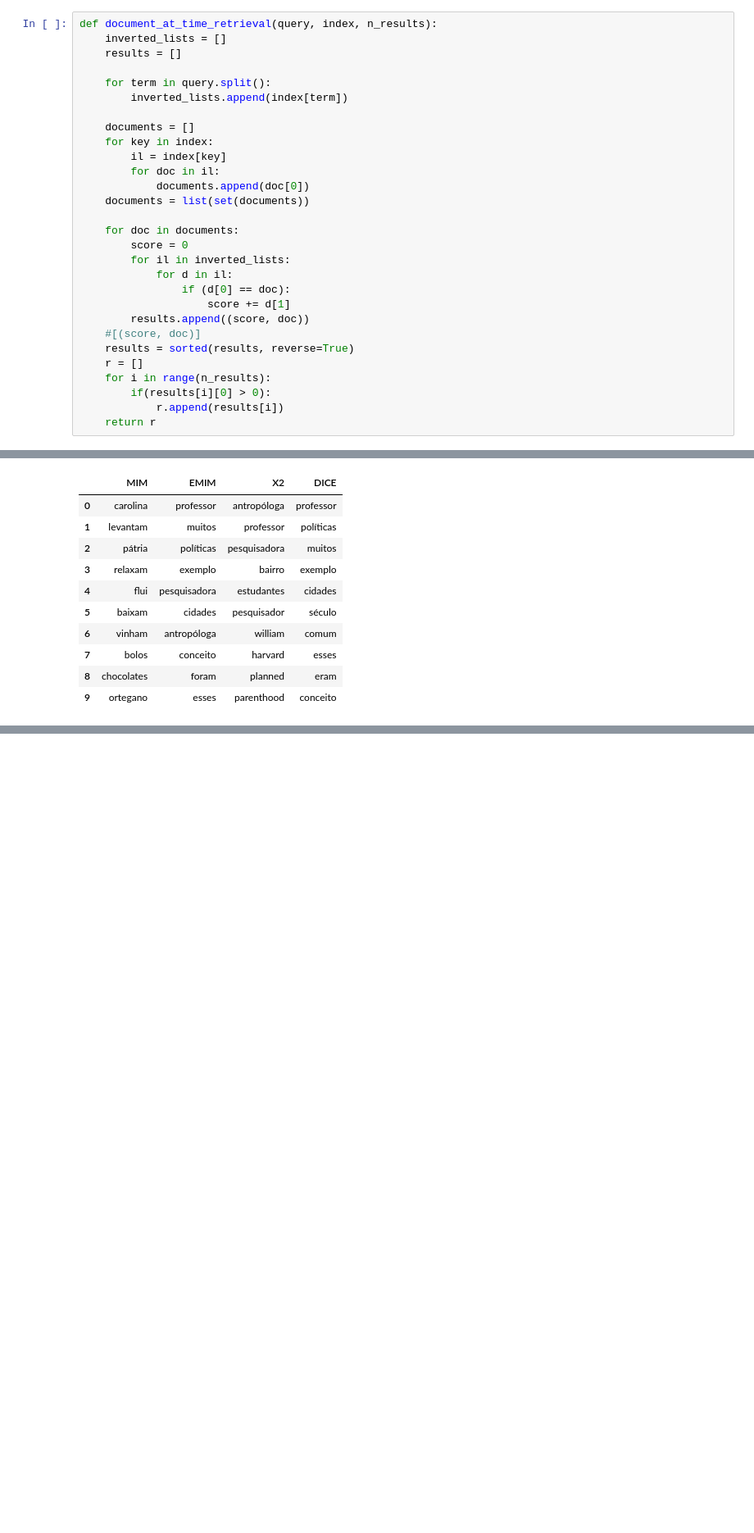
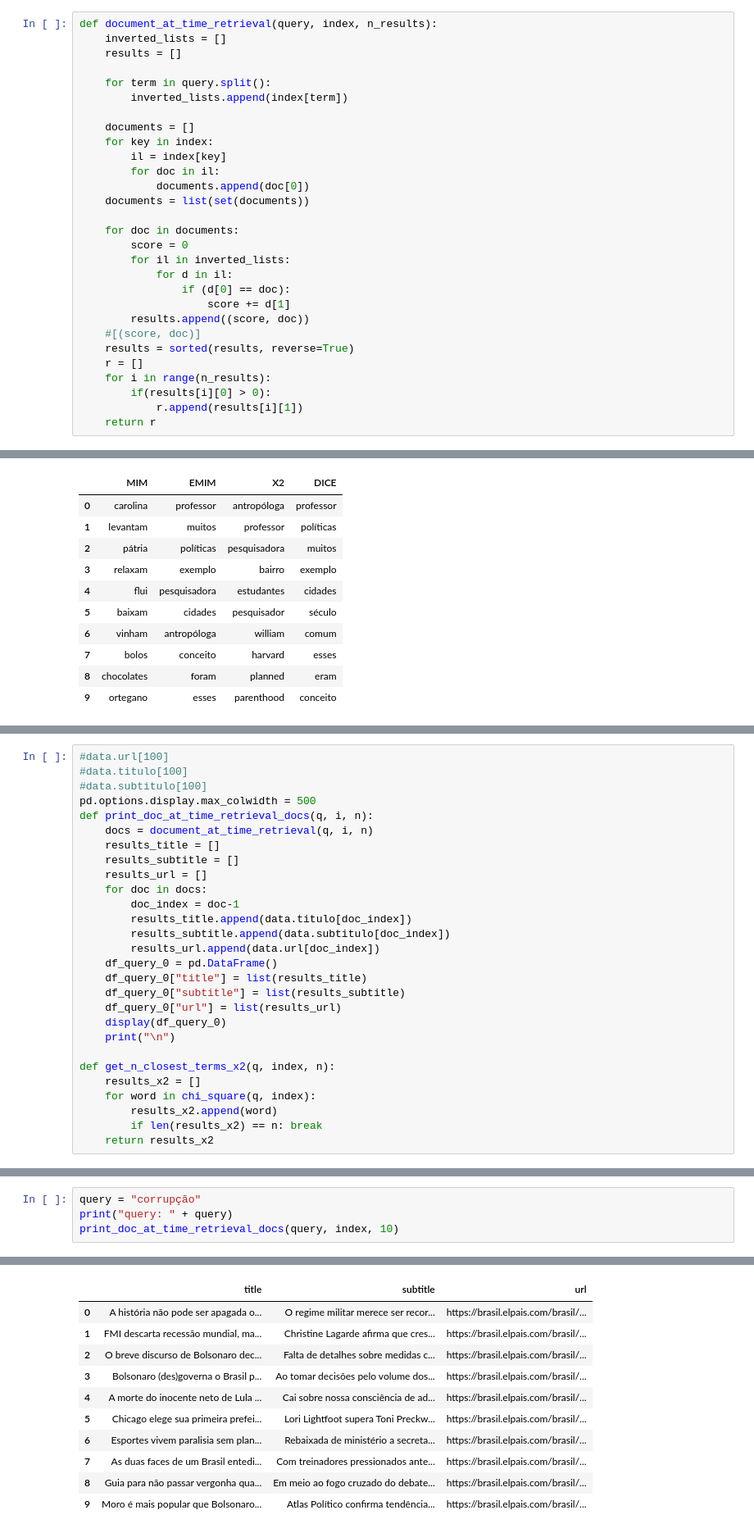
Before and after one commit to viniagostini/information_retrieval, a Jupyter notebook: lab5/lab5.ipynb, the cells around one changed output, grey strips where cells are left out. Shown at 82% size. Drawn from its saved outputs; the diff is of its cells as text; blank space fills up the shorter version.

```diff
--- a/lab5/lab5.ipynb
+++ b/lab5/lab5.ipynb
@@ -71,7 +71,7 @@ def document_at_time_retrieval(query, index, n_results):
     r = []
     for i in range(n_results):
         if(results[i][0] > 0):
-            r.append(results[i])
+            r.append(results[i][1])
     return r
 # %%
 def getDocs(iPosition):
@@ -244,0 +250,28 @@ Para os 4 primeiros termos, o resultado é muito semelhante. No entanto, observa
+# %%
+#data.url[100]
+#data.titulo[100]
+#data.subtitulo[100]
+pd.options.display.max_colwidth = 500
+def print_doc_at_time_retrieval_docs(q, i, n):
+    docs = document_at_time_retrieval(q, i, n)
+    results_title = []
+    results_subtitle = []
+    results_url = []
+    for doc in docs:
+        doc_index = doc-1
+        results_title.append(data.titulo[doc_index])
+        results_subtitle.append(data.subtitulo[doc_index])
+        results_url.append(data.url[doc_index])
+    df_query_0 = pd.DataFrame()
+    df_query_0["title"] = list(results_title)
+    df_query_0["subtitle"] = list(results_subtitle)
+    df_query_0["url"] = list(results_url)
+    display(df_query_0)
+    print("\n")
+
+def get_n_closest_terms_x2(q, index, n):
+    results_x2 = []
+    for word in chi_square(q, index):
+        results_x2.append(word)
+        if len(results_x2) == n: break
+    return results_x2
@@ -244,0 +280,5 @@ Para os 4 primeiros termos, o resultado é muito semelhante. No entanto, observa
+# %%
+query = "corrupção"
+print("query: " + query)
+print_doc_at_time_retrieval_docs(query, index, 10)
+# %% [output]
@@ -244,0 +286,11 @@ Para os 4 primeiros termos, o resultado é muito semelhante. No entanto, observa
+|  | title | subtitle | url |
+| 0 | A história não pode ser apagada o... | O regime militar merece ser recor... | https://brasil.elpais.com/brasil/... |
+| 1 | FMI descarta recessão mundial, ma... | Christine Lagarde afirma que cres... | https://brasil.elpais.com/brasil/... |
+| 2 | O breve discurso de Bolsonaro dec... | Falta de detalhes sobre medidas c... | https://brasil.elpais.com/brasil/... |
+| 3 | Bolsonaro (des)governa o Brasil p... | Ao tomar decisões pelo volume dos... | https://brasil.elpais.com/brasil/... |
+| 4 | A morte do inocente neto de Lula ... | Cai sobre nossa consciência de ad... | https://brasil.elpais.com/brasil/... |
+| 5 | Chicago elege sua primeira prefei... | Lori Lightfoot supera Toni Preckw... | https://brasil.elpais.com/brasil/... |
+| 6 | Esportes vivem paralisia sem plan... | Rebaixada de ministério a secreta... | https://brasil.elpais.com/brasil/... |
+| 7 | As duas faces de um Brasil entedi... | Com treinadores pressionados ante... | https://brasil.elpais.com/brasil/... |
+| 8 | Guia para não passar vergonha qua... | Em meio ao fogo cruzado do debate... | https://brasil.elpais.com/brasil/... |
+| 9 | Moro é mais popular que Bolsonaro... | Atlas Político confirma tendência... | https://brasil.elpais.com/brasil/... |
```
Also changed, not shown: parts of 12 cells of this notebook.
